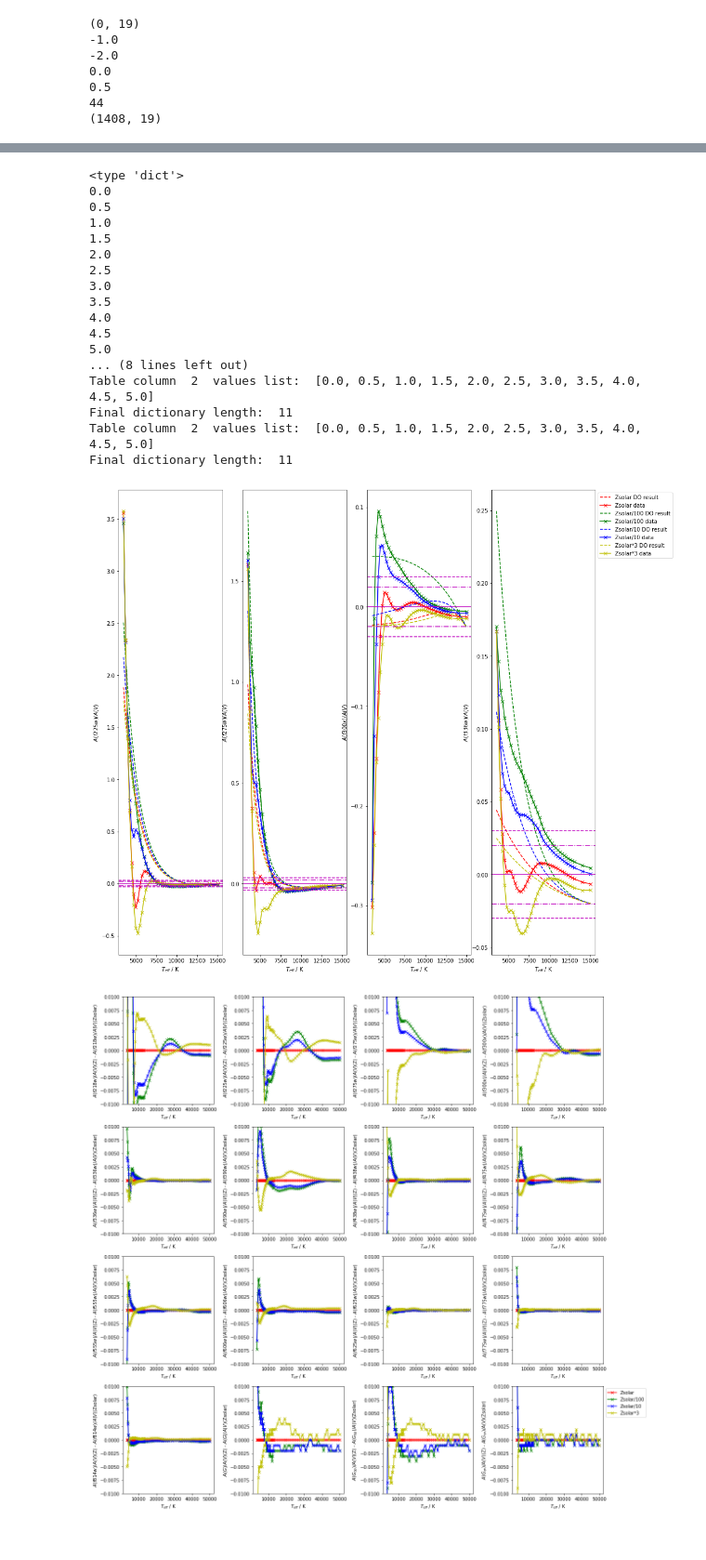
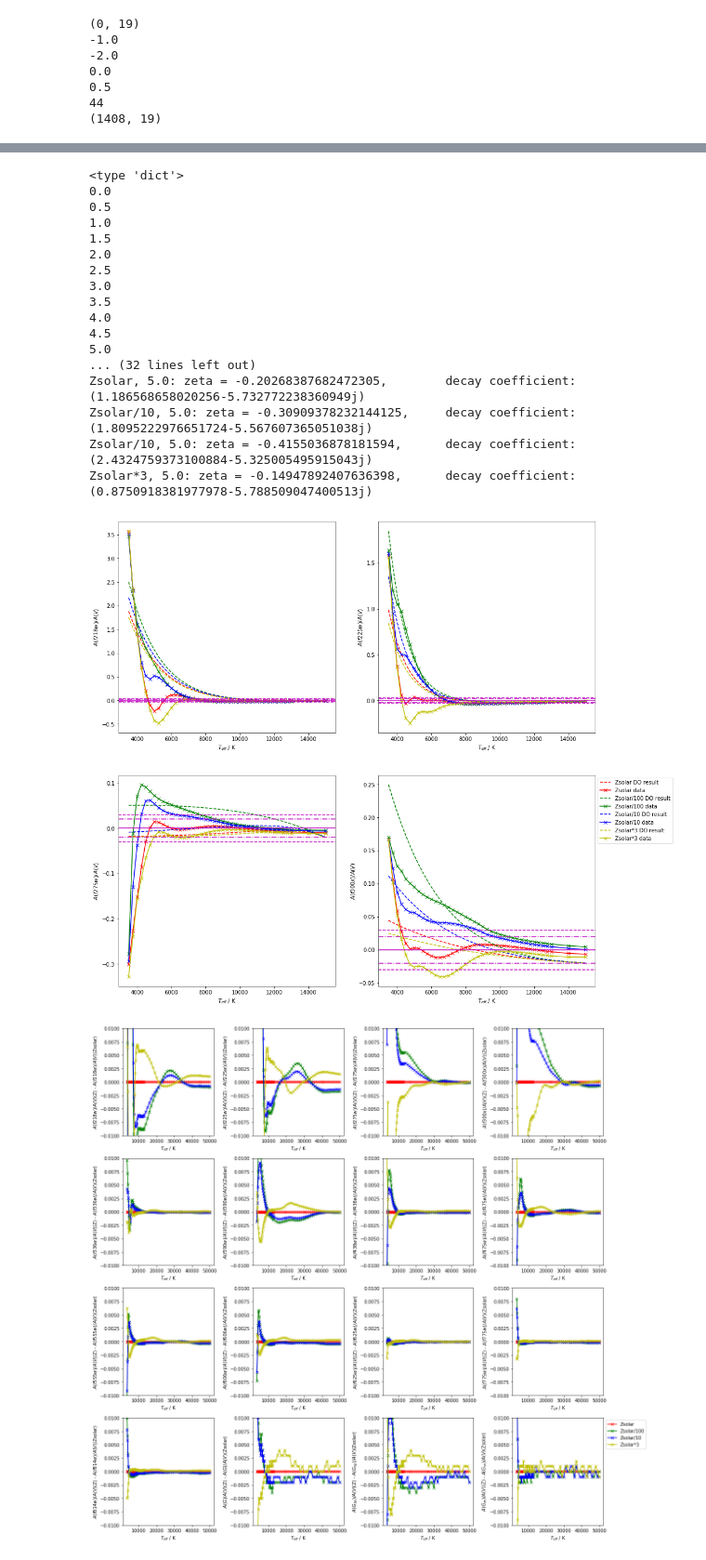
Before and after one commit to AlexlwAstro/phd_work, a Jupyter notebook: gaia_spectra_plots.ipynb, the cells around one changed output, grey strips where cells are left out. Shown at 93% size. Saved outputs shown, nothing was run; the diff lists cells and outputs as text; code cells hidden in the pictures.

Commit message:
sort out zeta issues tomorrow

```diff
--- a/gaia_spectra_plots.ipynb
+++ b/gaia_spectra_plots.ipynb
@@ -2493,6 +2504,7 @@ R2_z1_dict,z1_gvals = grid_vals_dict(z1_results,2)
 R2_z2_dict,z2_gvals = grid_vals_dict(z2_results,2)
 R2_zs_dict,zs_gvals = grid_vals_dict(zs_results,2)
 R2_zh_dict,zh_gvals = grid_vals_dict(zh_results,2)
+print '\n'
 
 keyval = '5.0'
 zs_data_arr = R2_zs_dict[keyval]
@@ -2500,16 +2512,36 @@ z2_data_arr = R2_z2_dict[keyval]
 z1_data_arr = R2_z1_dict[keyval]
 zh_data_arr = R2_zh_dict[keyval]
 
-fig,dax = plt.subplots(nrows=1,ncols=4,figsize=(16, 16))
+with open('plotted_simulated_dosc_data.txt','w') as f:
+    np.savetxt(f,zs_data_arr,fmt='%6.1f %4.1f %4.1f '+16*'%6.5f ')
+    f.close()
+
+#nrows=4,ncols=4
+fig,dax = plt.subplots(nrows=2,ncols=2,figsize=(16, 16))
 dax = dax.ravel()
 # len(big_data_arr[0,:])
 
 for i in range(3,7):
     coeffs_i = R2_coeffs_filterwise[i-3]
+    zeta_s = coeffs_i[0]*(5.0-float(keyval)) + coeffs_i[1]*(0.0) + coeffs_i[2]
+    zeta_1 = coeffs_i[0]*(5.0-float(keyval)) + coeffs_i[1]*(-1.0) + coeffs_i[2]
+    zeta_2 = coeffs_i[0]*(5.0-float(keyval)) + coeffs_i[1]*(-2.0) + coeffs_i[2]
+    zeta_h = coeffs_i[0]*(5.0-float(keyval)) + coeffs_i[1]*(0.5) + coeffs_i[2]
+
+    s_s = -coeffs_i[3]*( zeta_s + 1.0j*np.sqrt(1-zeta_s**2) )
+    s_1 = -coeffs_i[3]*( zeta_1 + 1.0j*np.sqrt(1-zeta_1**2) )
+    s_2 = -coeffs_i[3]*( zeta_2 + 1.0j*np.sqrt(1-zeta_2**2) )
+    s_h = -coeffs_i[3]*( zeta_h + 1.0j*np.sqrt(1-zeta_h**2) )
+
     result_curve_zs = damped_oscillator_gZ((zs_data_arr[:,0],zs_data_arr[:,1],zs_data_arr[:,2]), R2_Tmax, *coeffs_i)
+    print 'Zsolar, '+ keyval +': zeta = ' + str(zeta_s) + ',\t decay coefficient: '+ str(s_s*10000)
     result_curve_z1 = damped_oscillator_gZ((z1_data_arr[:,0],z1_data_arr[:,1],z1_data_arr[:,2]), R2_Tmax, *coeffs_i)
+    print 'Zsolar/10, '+ keyval +': zeta = ' + str(zeta_1) + ',\t decay coefficient: '+ str(s_1*10000)
     result_curve_z2 = damped_oscillator_gZ((z2_data_arr[:,0],z2_data_arr[:,1],z2_data_arr[:,2]), R2_Tmax, *coeffs_i)
+    print 'Zsolar/10, '+ keyval +': zeta = ' + str(zeta_2) + ',\t decay coefficient: '+ str(s_2*10000)
     result_curve_zh = damped_oscillator_gZ((zh_data_arr[:,0],zh_data_arr[:,1],zh_data_arr[:,2]), R2_Tmax, *coeffs_i)
+    print 'Zsolar*3, '+ keyval +': zeta = ' + str(zeta_h) + ',\t decay coefficient: '+ str(s_h*10000)
+    print '\n'
 
     dax[i-3].plot(zs_data_arr[:,0],result_curve_zs,'r',linestyle='--',label='Zsolar DO result')
     dax[i-3].plot(zs_data_arr[:,0],zs_data_arr[:,i],'r',linestyle='-',marker='x',label='Zsolar data')
@@ -2520,40 +2552,40 @@ for i in range(3,7):
     dax[i-3].plot(zs_data_arr[:,0],result_curve_zh,'y',linestyle='--',label='Zsolar*3 DO result')
     dax[i-3].plot(zh_data_arr[:,0],zh_data_arr[:,i],'y',marker='x',label='Zsolar*3 data')
     dax[i-3].set_xlabel(var_names_comb[0])
-    dax[i-3].set_ylabel(var_names_comb[i])
+    dax[i-3].set_ylabel(var_names_comb[i-1])
     dax[i-3].axhline(y=0,color='m')
     dax[i-3].axhline(y=0.03,color='m',linestyle='--')
     dax[i-3].axhline(y=-0.03,color='m',linestyle='--')
     dax[i-3].axhline(y=0.02,color='m',linestyle='-.')
     dax[i-3].axhline(y=-0.02,color='m',linestyle='-.')
 plt.legend(loc='upper left', bbox_to_anchor=(1.0, 1.0))
 plt.show()
 #fig.savefig('dosc_R2_plots_1st_4filters_logg_0p0.pdf')
 
 # NOTE:
 # zeta = a*(5.0-gdata) + b*zdata + c
 # s = -d*( zeta + 1.0j*np.sqrt(1-zeta**2) )
 # new_var = (k*(Tcut - Tdata))*np.exp(s*(Tcut-Tdata)) + r
 # Format below: [a,b,c,d,k,r]
 # %% [output]
 <type 'dict'>
 0.0
 0.5
 1.0
 1.5
 2.0
 2.5
 3.0
 3.5
 4.0
 4.5
 5.0
-... (8 lines left out)
-Table column  2  values list:  [0.0, 0.5, 1.0, 1.5, 2.0, 2.5, 3.0, 3.5, 4.0, 4.5, 5.0]
-Final dictionary length:  11
-Table column  2  values list:  [0.0, 0.5, 1.0, 1.5, 2.0, 2.5, 3.0, 3.5, 4.0, 4.5, 5.0]
-Final dictionary length:  11
+... (32 lines left out)
+Zsolar, 5.0: zeta = -0.20268387682472305,        decay coefficient: (1.186568658020256-5.732772238360949j)
+Zsolar/10, 5.0: zeta = -0.30909378232144125,     decay coefficient: (1.8095222976651724-5.567607365051038j)
+Zsolar/10, 5.0: zeta = -0.4155036878181594,      decay coefficient: (2.4324759373100884-5.325005495915043j)
+Zsolar*3, 5.0: zeta = -0.14947892407636398,      decay coefficient: (0.8750918381977978-5.788509047400513j)
-[figure, old version]
+[figure, new version]
 # %%
 # FINAL WRITING-OUT CELL!!!!
 #combined_effects_plot_write(comb_dict_zs_4500K,Teff_comb_Avals_pred_dict_zs_4500K,combined_Avals_pred_dict_zs_4500K,'solar','HubWFC','Hub_graphs','4500K_combined_TG_8000K',comb_filter_str,best_fits_filterwise,0.02)#,4500,10000)
```
Also changed, not shown: parts of 2 cells of this notebook, 2 other files.
